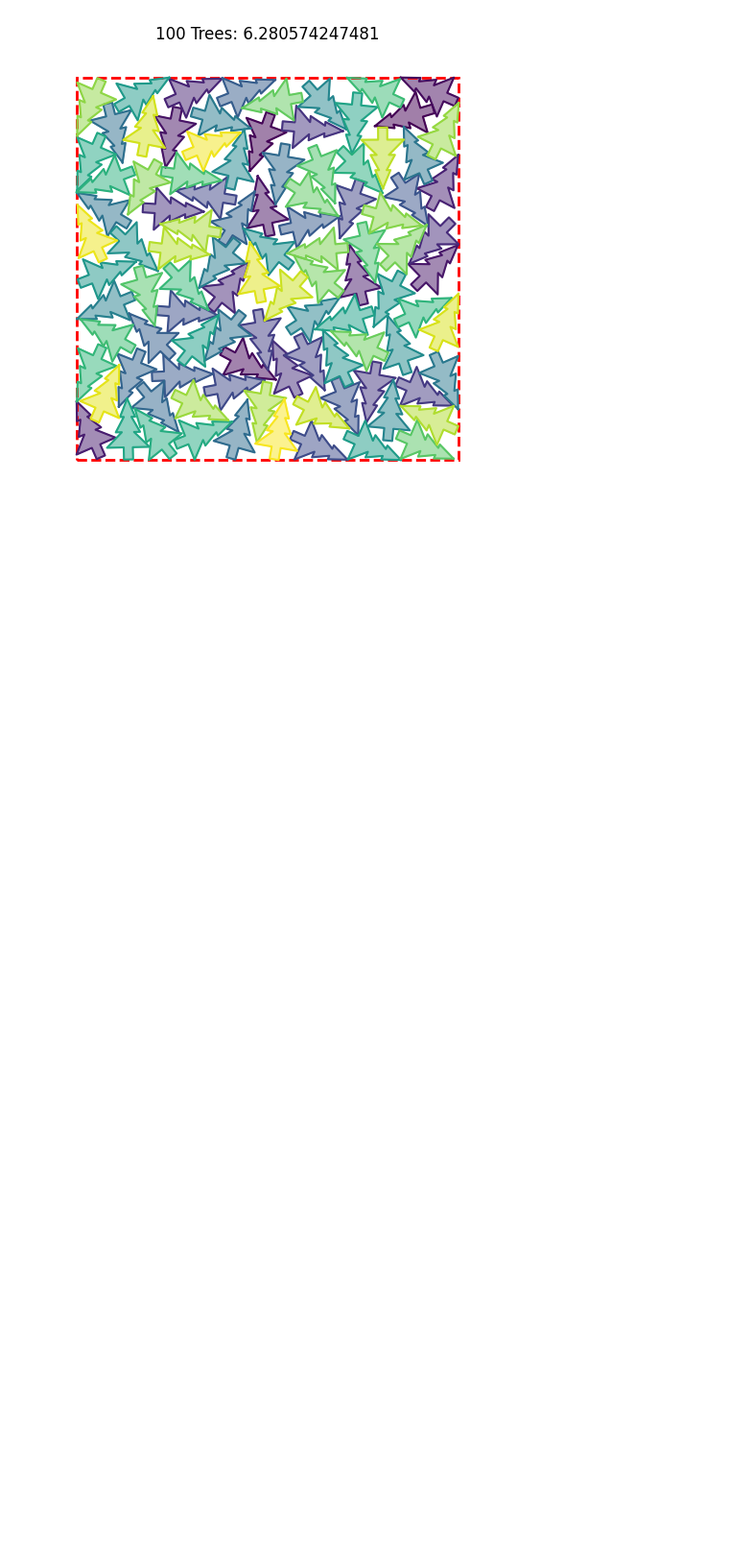
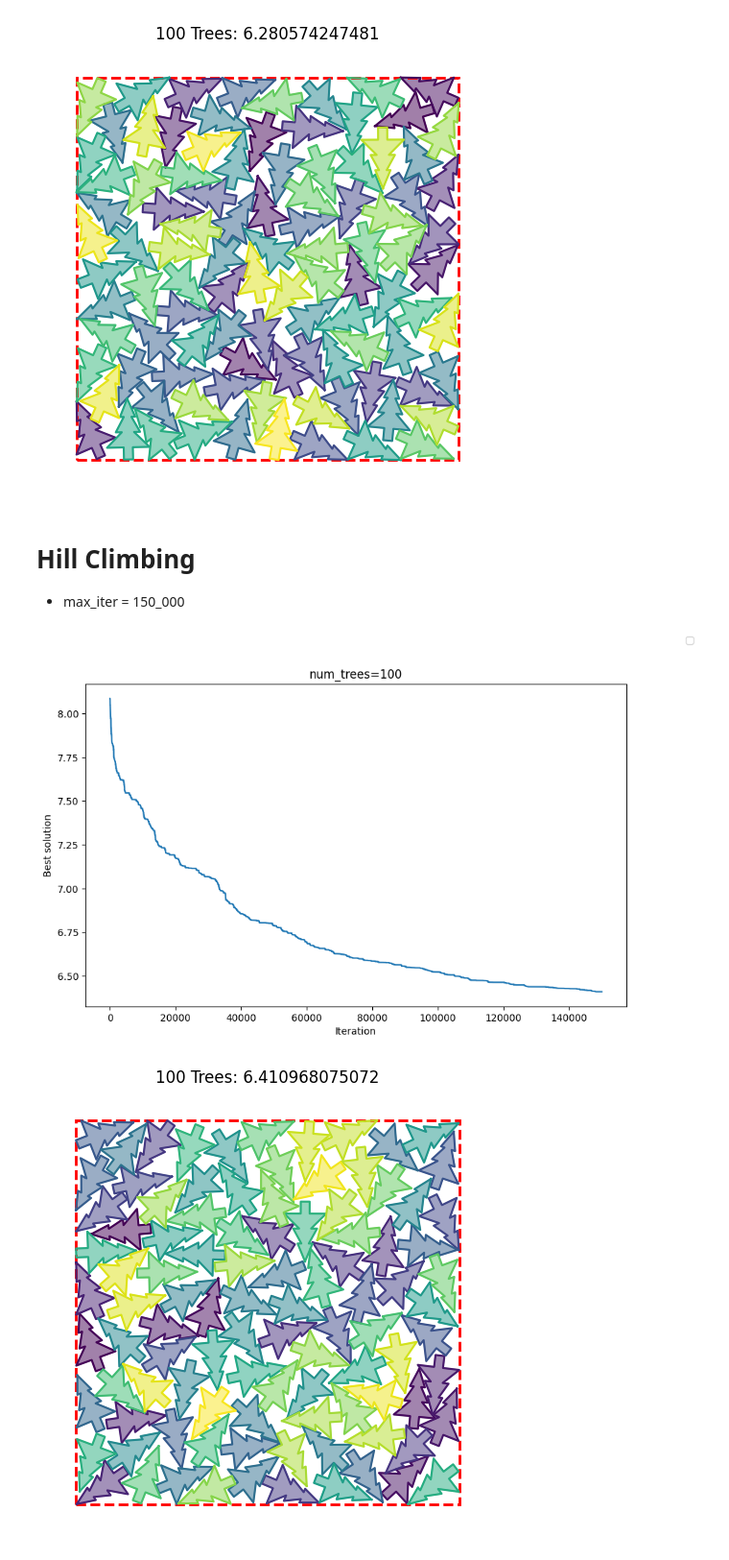
Before and after one commit to igorwlodarczyk/aoin, a Jupyter notebook: raport.ipynb, the cells around one changed output. Shown at 96% size. Cells and saved outputs as stored; diff of their text form; code cells hidden in the pictures; blank space fills up the shorter version.

```diff
--- a/raport.ipynb
+++ b/raport.ipynb
@@ -53,3 +56,12 @@ plot_sa("data/output_saa_77b06160110c44d9a202bc3bd4a804c6.log")
 # %% [output]
 [figure]
 [figure]
+# %% [markdown]
+# Hill Climbing
+- max_iter = 150_000
+# %%
+from northpole_packing.notebook import plot_hc
+plot_hc("data/output_hc_15cf748b54fe4cadaba3cfa59ecc3b19.log", "num_trees=100")
+# %% [output]
+[figure, added]
+[figure, added]
```
Also changed, not shown: parts of 6 cells of this notebook.
